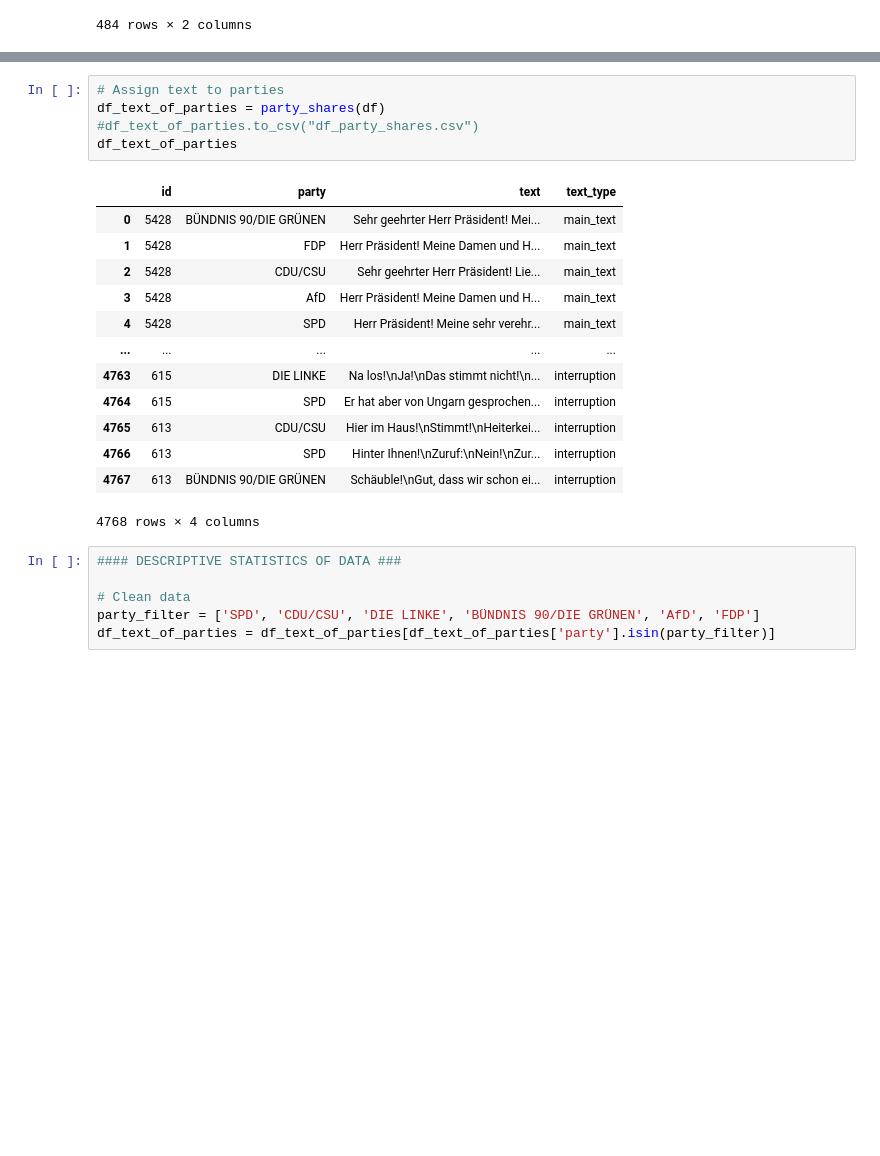
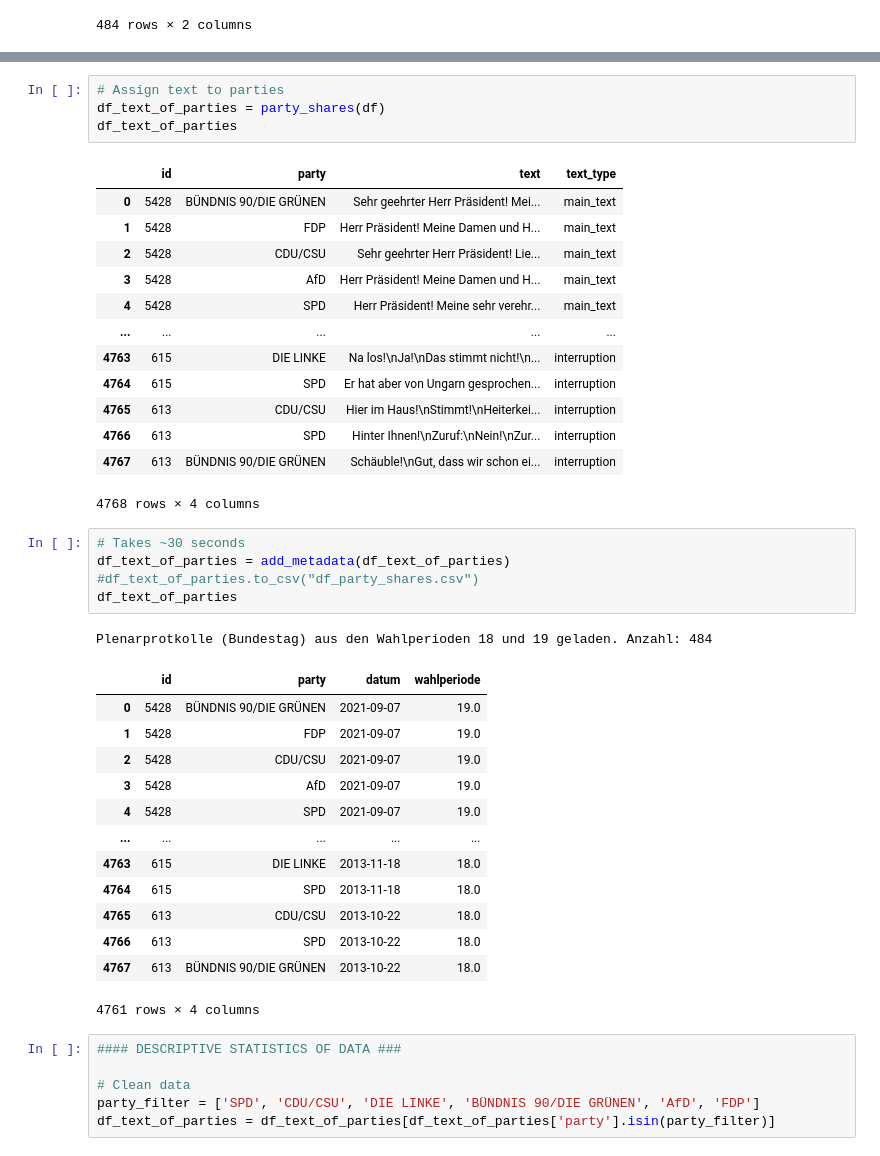
Before and after one commit to PaulaHagen/afd, a Jupyter notebook: start_here.ipynb, the cells around one changed output, grey strips where cells are left out. Cells and saved outputs as stored; diff of their text form; blank space fills up the shorter version.

```diff
--- a/start_here.ipynb
+++ b/start_here.ipynb
@@ -85,7 +86,6 @@ df
 # %%
 # Assign text to parties
 df_text_of_parties = party_shares(df)
-#df_text_of_parties.to_csv("df_party_shares.csv")
 df_text_of_parties
 # %% [output]
 |  | id | party | text | text_type |
@@ -101,6 +101,26 @@ df_text_of_parties
 | 4766 | 613 | SPD | Hinter Ihnen!\nZuruf:\nNein!\nZur... | interruption |
 | 4767 | 613 | BÜNDNIS 90/DIE GRÜNEN | Schäuble!\nGut, dass wir schon ei... | interruption |
 4768 rows × 4 columns
+# %%
+# Takes ~30 seconds
+df_text_of_parties = add_metadata(df_text_of_parties)
+#df_text_of_parties.to_csv("df_party_shares.csv")
+df_text_of_parties
+# %% [output]
+Plenarprotkolle (Bundestag) aus den Wahlperioden 18 und 19 geladen. Anzahl: 484
+|  | id | party | datum | wahlperiode |
+| 0 | 5428 | BÜNDNIS 90/DIE GRÜNEN | 2021-09-07 | 19.0 |
+| 1 | 5428 | FDP | 2021-09-07 | 19.0 |
+| 2 | 5428 | CDU/CSU | 2021-09-07 | 19.0 |
+| 3 | 5428 | AfD | 2021-09-07 | 19.0 |
+| 4 | 5428 | SPD | 2021-09-07 | 19.0 |
+| ... | ... | ... | ... | ... |
+| 4763 | 615 | DIE LINKE | 2013-11-18 | 18.0 |
+| 4764 | 615 | SPD | 2013-11-18 | 18.0 |
+| 4765 | 613 | CDU/CSU | 2013-10-22 | 18.0 |
+| 4766 | 613 | SPD | 2013-10-22 | 18.0 |
+| 4767 | 613 | BÜNDNIS 90/DIE GRÜNEN | 2013-10-22 | 18.0 |
+4761 rows × 4 columns
 # %%
 #### DESCRIPTIVE STATISTICS OF DATA ###
 
```
Also changed, not shown: parts of 10 cells of this notebook, 9 other files.
